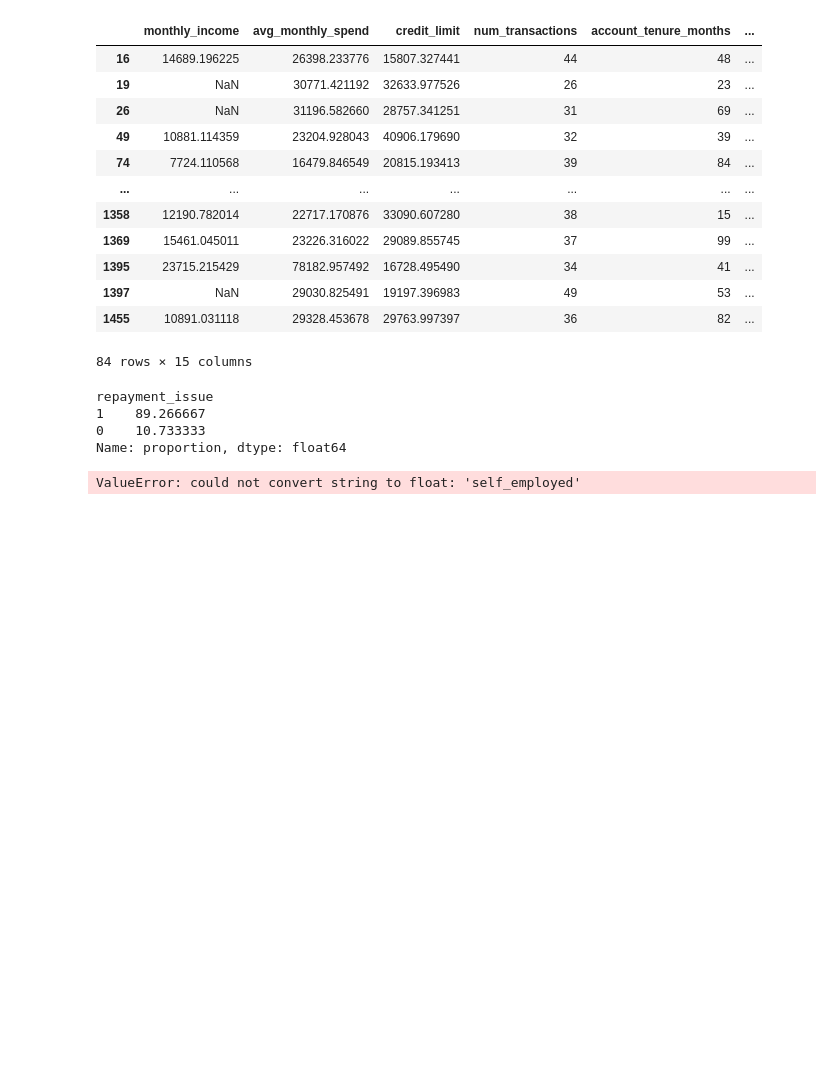
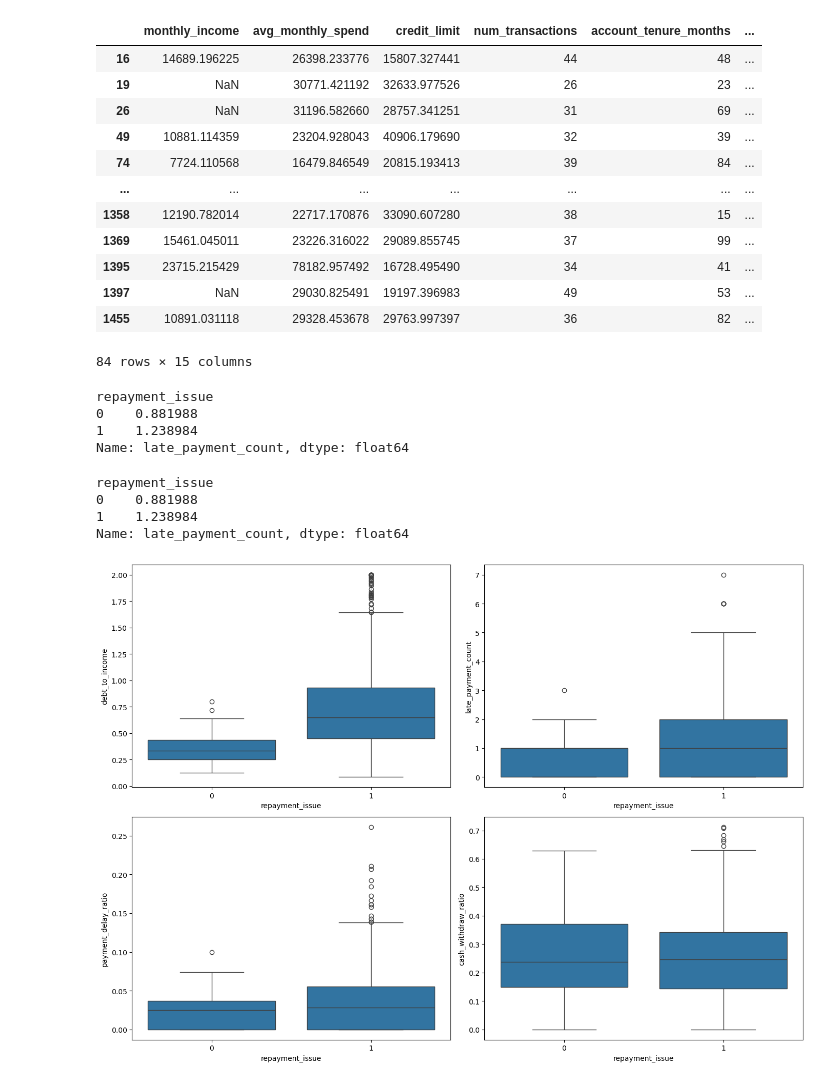
Before and after one commit to soroushyasini/Part-MasterClass-FinTech01, a Jupyter notebook: production.ipynb, the cells around one changed output. Cells and saved outputs as stored; diff of their text form; code cells hidden in the pictures; blank space fills up the shorter version.

```diff
--- a/production.ipynb
+++ b/production.ipynb
@@ -132,20 +161,38 @@ df[df['debt_to_income'] > 1.5]
 | 1397 | NaN | 29030.825491 | 19197.396983 | 49 | 53 | ... |
 | 1455 | 10891.031118 | 29328.453678 | 29763.997397 | 36 | 82 | ... |
 84 rows × 15 columns
-# %%
-# Count target variable
-df['repayment_issue'].value_counts()
-
-# Percentage distribution
-df['repayment_issue'].value_counts(normalize=True) * 100
-# %% [output]
-repayment_issue
-1    89.266667
-0    10.733333
-Name: proportion, dtype: float64
-# %%
-# Correlation with target (only numeric columns)
-correlation = df.corr()['repayment_issue'].sort_values(ascending=False)
-print(correlation)
-# %% [output]
-ValueError: could not convert string to float: 'self_employed'
+# %%
+# Example: debt_to_income analysis
+df. groupby('repayment_issue')['debt_to_income'].describe()
+
+# Example: late_payment_count
+df.groupby('repayment_issue')['late_payment_count'].mean()
+# %% [output]
+repayment_issue
+0    0.881988
+1    1.238984
+Name: late_payment_count, dtype: float64
+# %%
+# Example: debt_to_income analysis
+df. groupby('repayment_issue')['debt_to_income'].describe()
+
+# Example: late_payment_count
+df.groupby('repayment_issue')['late_payment_count'].mean()
+# %% [output]
+repayment_issue
+0    0.881988
+1    1.238984
+Name: late_payment_count, dtype: float64
+# %%
+# Box plots for top numeric features
+fig, axes = plt.subplots(2, 2, figsize=(14, 10))
+
+sns.boxplot(data=df, x='repayment_issue', y='debt_to_income', ax=axes[0,0])
+sns.boxplot(data=df, x='repayment_issue', y='late_payment_count', ax=axes[0,1])
+sns.boxplot(data=df, x='repayment_issue', y='payment_delay_ratio', ax=axes[1,0])
+sns.boxplot(data=df, x='repayment_issue', y='cash_withdraw_ratio', ax=axes[1,1])
+
+plt.tight_layout()
+plt.show()
+# %% [output]
+[figure, added]
```
Also changed, not shown: parts of 22 cells of this notebook.
